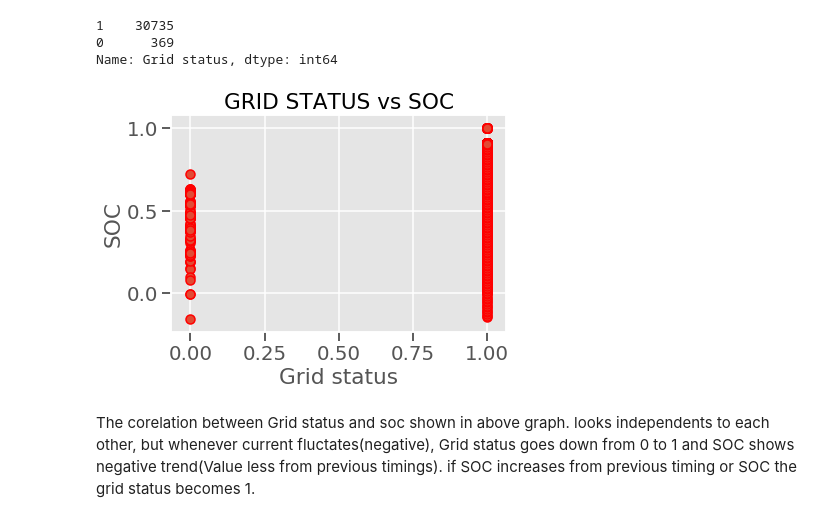
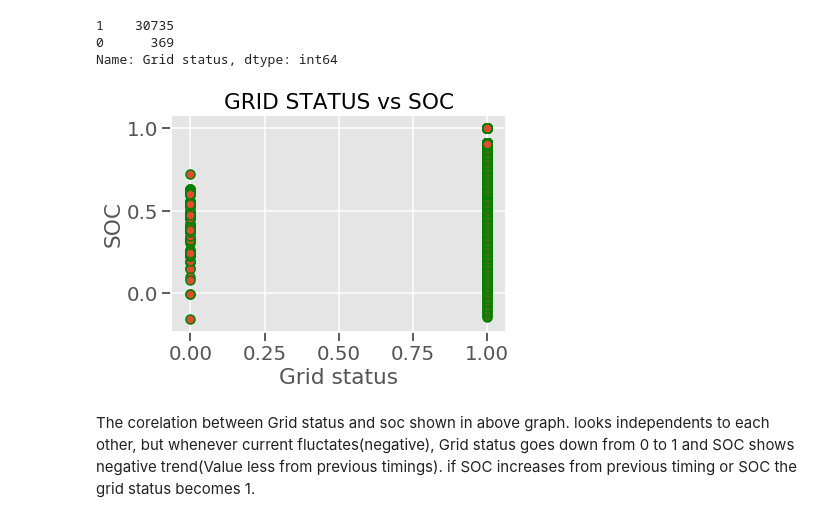
Before and after one commit to shivaprakashranga/ion_Energy, a Jupyter notebook: ion_Assignment.ipynb, the cells around one changed output. Drawn from its saved outputs; the diff is of its cells as text; code cells hidden in the pictures.

```diff
--- a/ion_Assignment.ipynb
+++ b/ion_Assignment.ipynb
@@ -44,15 +43,15 @@ df['Grid status'].value_counts()
 0      369
 Name: Grid status, dtype: int64
 # %%
-plt.scatter(x, y, edgecolors='r')
+plt.scatter(x, y, edgecolors='g')
 plt.xlabel('Grid status')
 plt.ylabel('SOC')
 #plt.xlim(0, 1)
 #plt.ylim(0, 1)
 plt.title('GRID STATUS vs SOC')
 plt.show()
 # %% [output]
-[figure, old version]
+[figure, new version]
 # %% [markdown]
 The corelation between Grid status and soc shown in above graph.
 looks independents to each other, but whenever current fluctates(negative), Grid status
```
Also changed, not shown: parts of 1 cell of this notebook.
